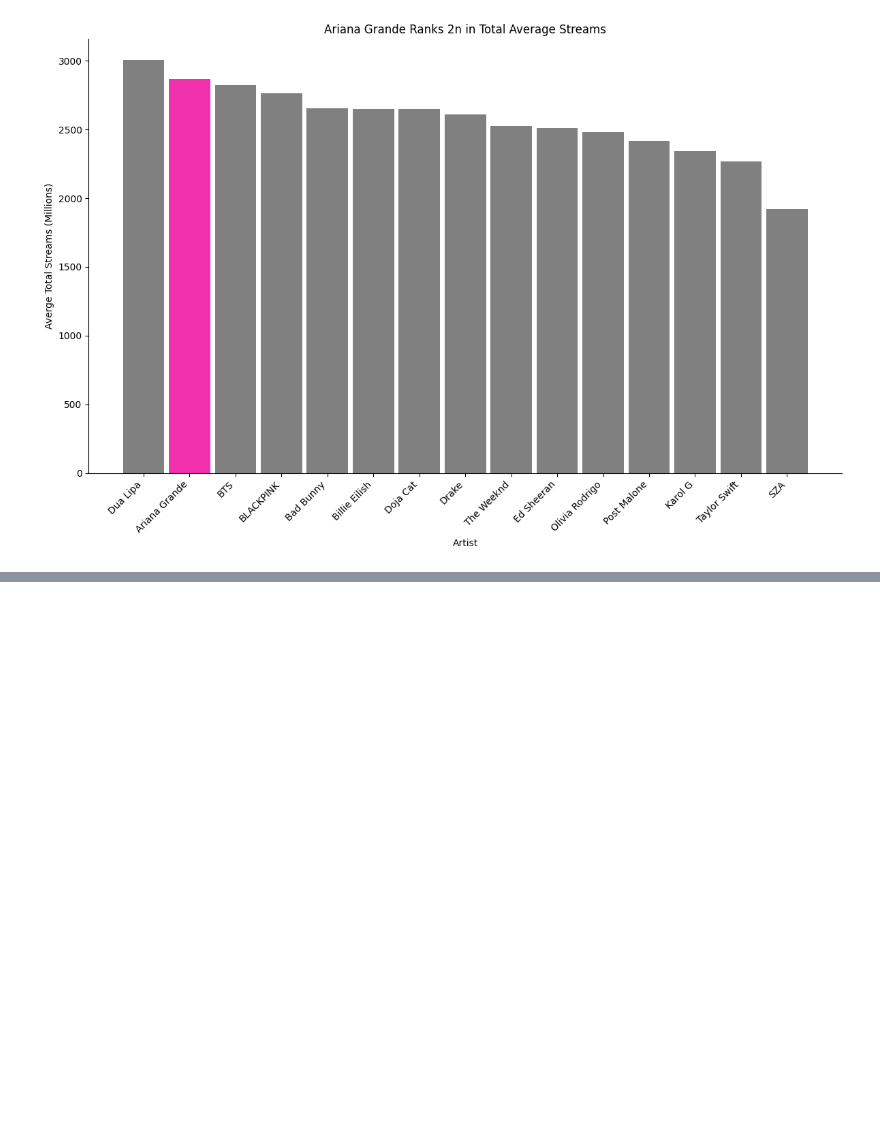
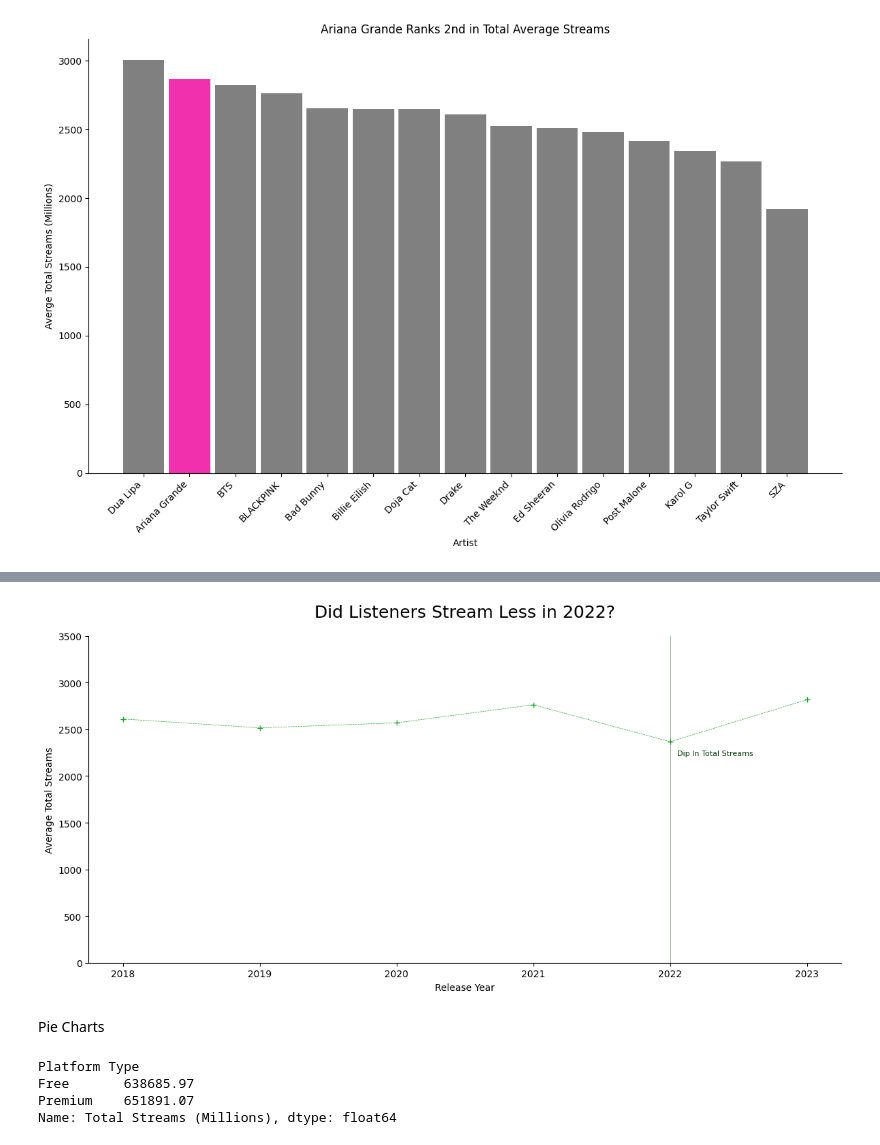
Before and after one commit to CurtisSchneider1/learning_plots_curtisSchneider, a Jupyter notebook: notebooks/visualization_practice.ipynb, the cells around one changed output, grey strips where cells are left out. Saved outputs shown, nothing was run; the diff lists cells and outputs as text; code cells hidden in the pictures; blank space fills up the shorter version.

```diff
--- a/notebooks/visualization_practice.ipynb
+++ b/notebooks/visualization_practice.ipynb
@@ -140,0 +241,4 @@ plt.show()
+# %%
+# round - specify the number of decimals
+yearly_avg = spotify_df.groupby("Release Year")["Total Streams (Millions)"].mean().round(2)
+yearly_avg
@@ -140,0 +254,58 @@ plt.show()
+# %%
+plt.figure(figsize=(12,6))
+plt.plot(
+    yearly_avg.index,
+    yearly_avg.values,
+    marker = "+",               # //basically the data point markers on the line chart
+    linestyle = "--",
+    color = "#20a32b",
+    linewidth = 0.5)
+
+
+plt.xlabel("Release Year")
+plt.ylabel("Average Total Streams")
+plt.title("Did Listeners Stream Less in 2022?", fontsize = 18, pad = 20)
+
+
+ax = plt.gca()
+ax.spines["top"].set_visible(False)
+ax.spines["right"].set_visible(False)
+
+
+ax.axvline(
+    2022,
+    color = "#063b0a",
+    linewidth = 0.5,
+    alpha = 0.7)
+
+# adds text to the axes object
+# // reminder that we can set color to a variable name in the beginning if using a specific color scheme (branding, etc.)
+ax.text(
+    2022 + 0.05,
+    2225,
+    "Dip In Total Streams",
+    color = "#063b0a",
+    fontsize = 8
+)
+
+# want to start the y axis to start at zero and max at 3500
+plt.ylim(0, 3500)
+
+plt.tight_layout()
+plt.savefig("../plots/2022Streams.png")
+plt.show()
+# %% [output]
+[figure, added]
+# %% [markdown]
+Pie Charts
+# %%
+category = "Platform Type"
+values = "Total Streams (Millions)"
+
+platform_totals = spotify_df.groupby(category)[values].sum()
+platform_totals
+# %% [output]
+Platform Type
+Free       638685.97
+Premium    651891.07
+Name: Total Streams (Millions), dtype: float64
```
Also changed, not shown: parts of 20 cells of this notebook, 2 other files.
